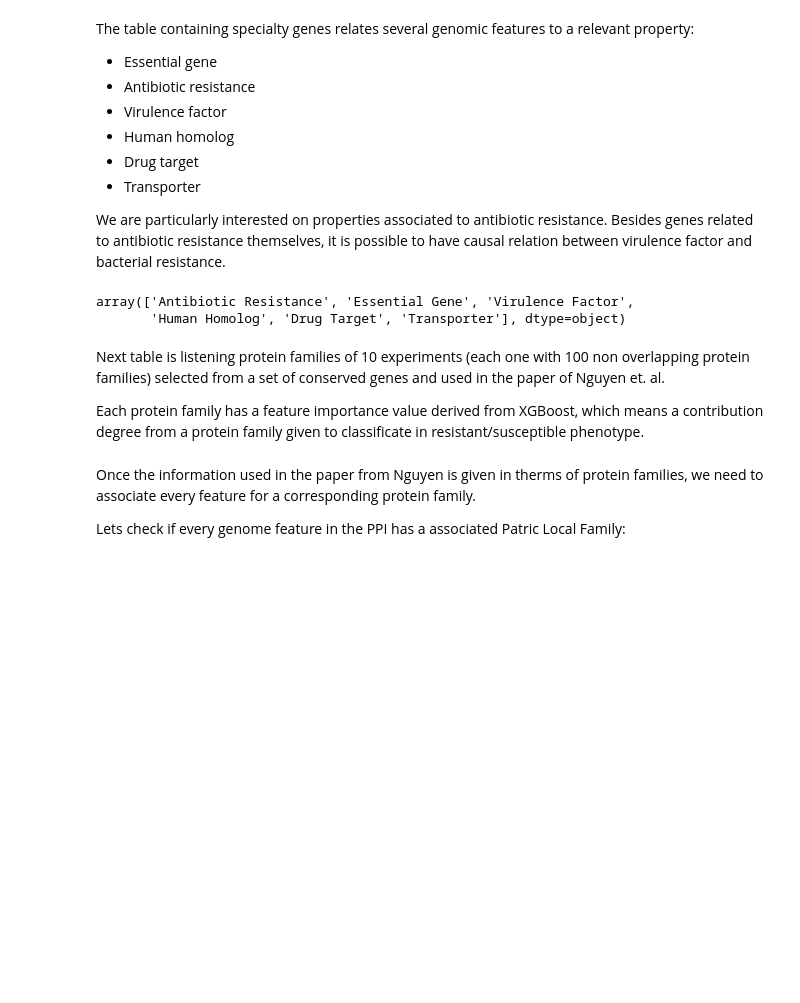
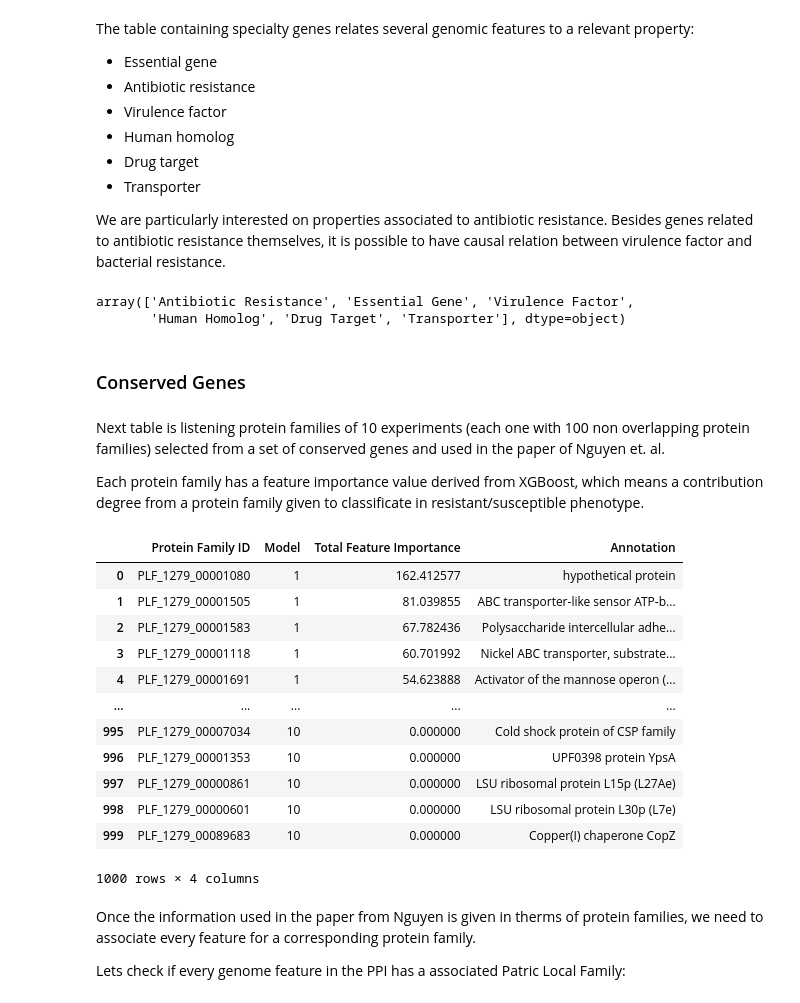
Before and after one commit to brunafistarol/MasterProjectDevelopment, a Jupyter notebook: Staphylococcus_aureus/Staphylococcus aureus.ipynb, the cells around one changed output. Saved outputs shown, nothing was run; the diff lists cells and outputs as text; code cells hidden in the pictures; blank space fills up the shorter version.

```diff
--- a/Staphylococcus_aureus/Staphylococcus aureus.ipynb
+++ b/Staphylococcus_aureus/Staphylococcus aureus.ipynb
@@ -86,8 +78,14 @@ sa_specialty_genes.set_index('BRC_ID', inplace = True)
-# %%
-sa_specialty_genes.Property.unique()
-# %% [output]
-array(['Antibiotic Resistance', 'Essential Gene', 'Virulence Factor',
-       'Human Homolog', 'Drug Target', 'Transporter'], dtype=object)
+# %%
+sa_specialty_genes = pd.read_csv('saureus_specialty_genes.csv')
+sa_specialty_genes = sa_specialty[['BRC ID', 'Property']]
+sa_specialty_genes.columns = ['BRC_ID', 'Property']
+sa_specialty_genes.set_index('BRC_ID', inplace = True)
+sa_specialty_genes.Property.unique()
+# %% [output]
+array(['Antibiotic Resistance', 'Essential Gene', 'Virulence Factor',
+       'Human Homolog', 'Drug Target', 'Transporter'], dtype=object)
+# %% [markdown]
+### Conserved Genes
 # %% [markdown]
 Next table is listening protein families of 10 experiments (each one with 100 non overlapping protein families) selected from a set of conserved genes and used in the paper of Nguyen et. al.
 
@@ -97,3 +95,19 @@ sa_feature_importance = pd.read_excel('saureus_feature_importance.xlsx') #from t
+# %%
+sa_feature_importance
+# %% [output]
+|  | Protein Family ID | Model | Total Feature Importance | Annotation |
+| 0 | PLF_1279_00001080 | 1 | 162.412577 | hypothetical protein |
+| 1 | PLF_1279_00001505 | 1 | 81.039855 | ABC transporter-like sensor ATP-b... |
+| 2 | PLF_1279_00001583 | 1 | 67.782436 | Polysaccharide intercellular adhe... |
+| 3 | PLF_1279_00001118 | 1 | 60.701992 | Nickel ABC transporter, substrate... |
+| 4 | PLF_1279_00001691 | 1 | 54.623888 | Activator of the mannose operon (... |
+| ... | ... | ... | ... | ... |
+| 995 | PLF_1279_00007034 | 10 | 0.000000 | Cold shock protein of CSP family |
+| 996 | PLF_1279_00001353 | 10 | 0.000000 | UPF0398 protein YpsA |
+| 997 | PLF_1279_00000861 | 10 | 0.000000 | LSU ribosomal protein L15p (L27Ae) |
+| 998 | PLF_1279_00000601 | 10 | 0.000000 | LSU ribosomal protein L30p (L7e) |
+| 999 | PLF_1279_00089683 | 10 | 0.000000 | Copper(I) chaperone CopZ |
+1000 rows × 4 columns
 # %% [markdown]
 Once the information used in the paper from Nguyen is given in therms of protein families, we need to associate every feature for a corresponding protein family.
 
```
Also changed, not shown: parts of 44 cells of this notebook.
